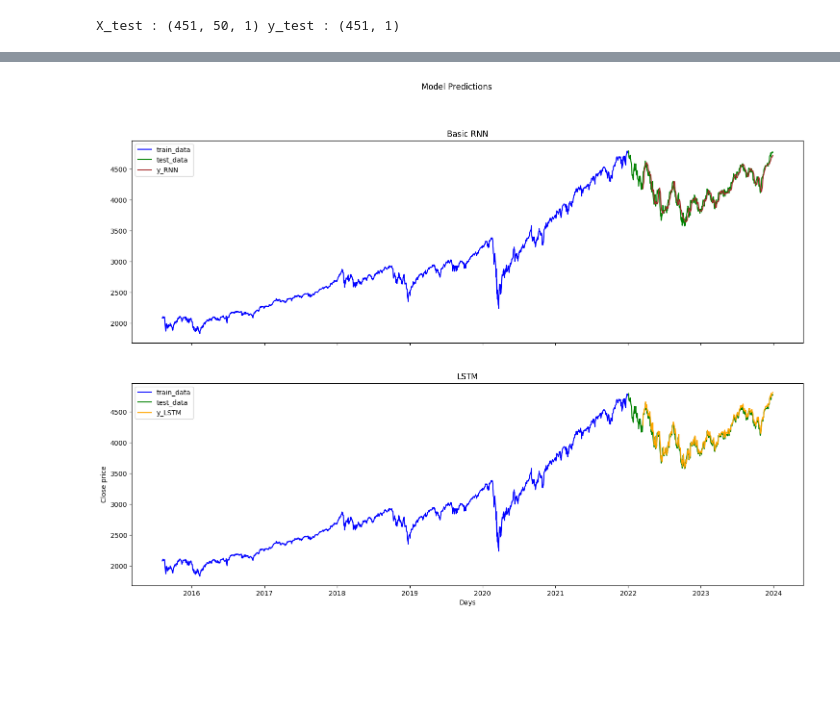
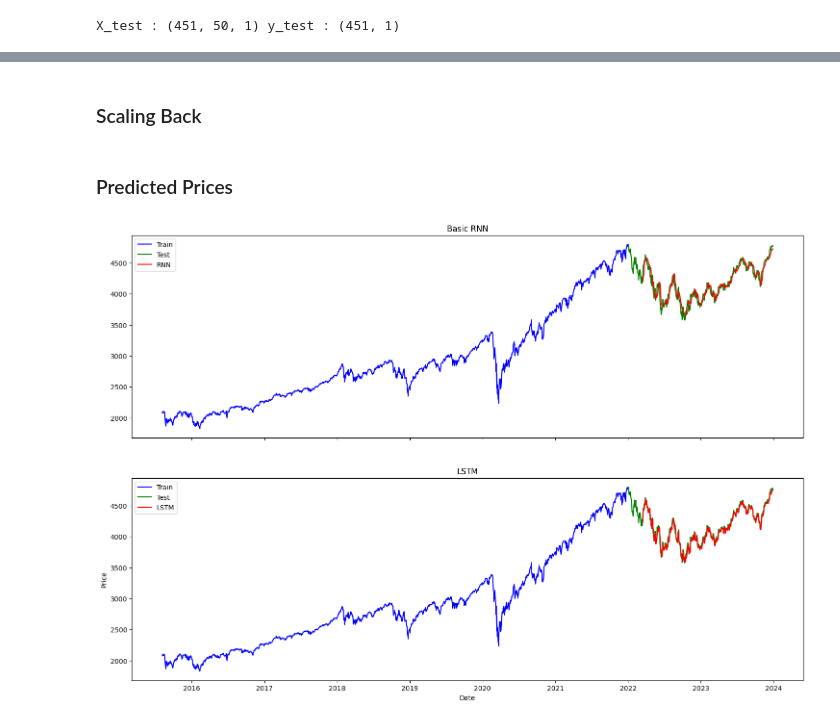
Before and after one commit to 5jpablo/Forecasting-SP500, a Jupyter notebook: Forecasting_SP500.ipynb, the cells around one changed output, grey strips where cells are left out. Cells and saved outputs as stored; diff of their text form; code cells hidden in the pictures; blank space fills up the shorter version.

```diff
--- a/Forecasting_SP500.ipynb
+++ b/Forecasting_SP500.ipynb
@@ -343,7 +312,3 @@ y_train = []
 for i in range(50, len(scaled_train)):
 	X_train.append(scaled_train[i-50:i, 0])
 	y_train.append(scaled_train[i, 0])
-	if i <= 51:
-		print(X_train)
-		print(y_train)
-		print()
@@ -557,31 +508,33 @@ y_LSTM = regressorLSTM.predict(X_test)
+# %% [markdown]
+### Scaling Back
 # %%
-# scaling back from 0-1 to original
-y_RNN_O = scaler.inverse_transform(y_RNN)
-y_LSTM_O = scaler.inverse_transform(y_LSTM)
+y_RNN_inv = scaler.inverse_transform(y_RNN)
+y_LSTM_inv = scaler.inverse_transform(y_LSTM)
+# %% [markdown]
+### Predicted Prices
 # %%
 fig, axs = plt.subplots(2,figsize =(18,12),sharex=True, sharey=True)
-fig.suptitle('Model Predictions')
 
 #Plot for RNN predictions
-axs[0].plot(train_data.index[150:], train_data[150:], label = "train_data", color = "b")
-axs[0].plot(test_data.index, test_data, label = "test_data", color = "g")
-axs[0].plot(test_data.index[50:], y_RNN_O, label = "y_RNN", color = "brown")
+axs[0].plot(train_data.index[150:], train_data[150:], label = "Train", color = "b")
+axs[0].plot(test_data.index, test_data, label = "Test", color = "g")
+axs[0].plot(test_data.index[50:], y_RNN_inv, label = "RNN", color = "r")
 axs[0].legend()
 axs[0].title.set_text("Basic RNN")
 
 #Plot for LSTM predictions
-axs[1].plot(train_data.index[150:], train_data[150:], label = "train_data", color = "b")
-axs[1].plot(test_data.index, test_data, label = "test_data", color = "g")
-axs[1].plot(test_data.index[50:], y_LSTM_O, label = "y_LSTM", color = "orange")
+axs[1].plot(train_data.index[150:], train_data[150:], label = "Train", color = "b")
+axs[1].plot(test_data.index, test_data, label = "Test", color = "g")
+axs[1].plot(test_data.index[50:], y_LSTM_inv, label = "LSTM", color = "r")
 axs[1].legend()
 axs[1].title.set_text("LSTM")
 
-plt.xlabel("Days")
-plt.ylabel("Close price")
+plt.xlabel("Date")
+plt.ylabel("Price")
 
 plt.show()
 # %% [output]
-[figure, old version]
+[figure, new version]
 # %%
 fig, axs = plt.subplots(2,figsize =(18,12),sharex=True, sharey=True)
 fig.suptitle('Model Predictions')
```
Also changed, not shown: parts of 29 cells of this notebook, 1 other file.
